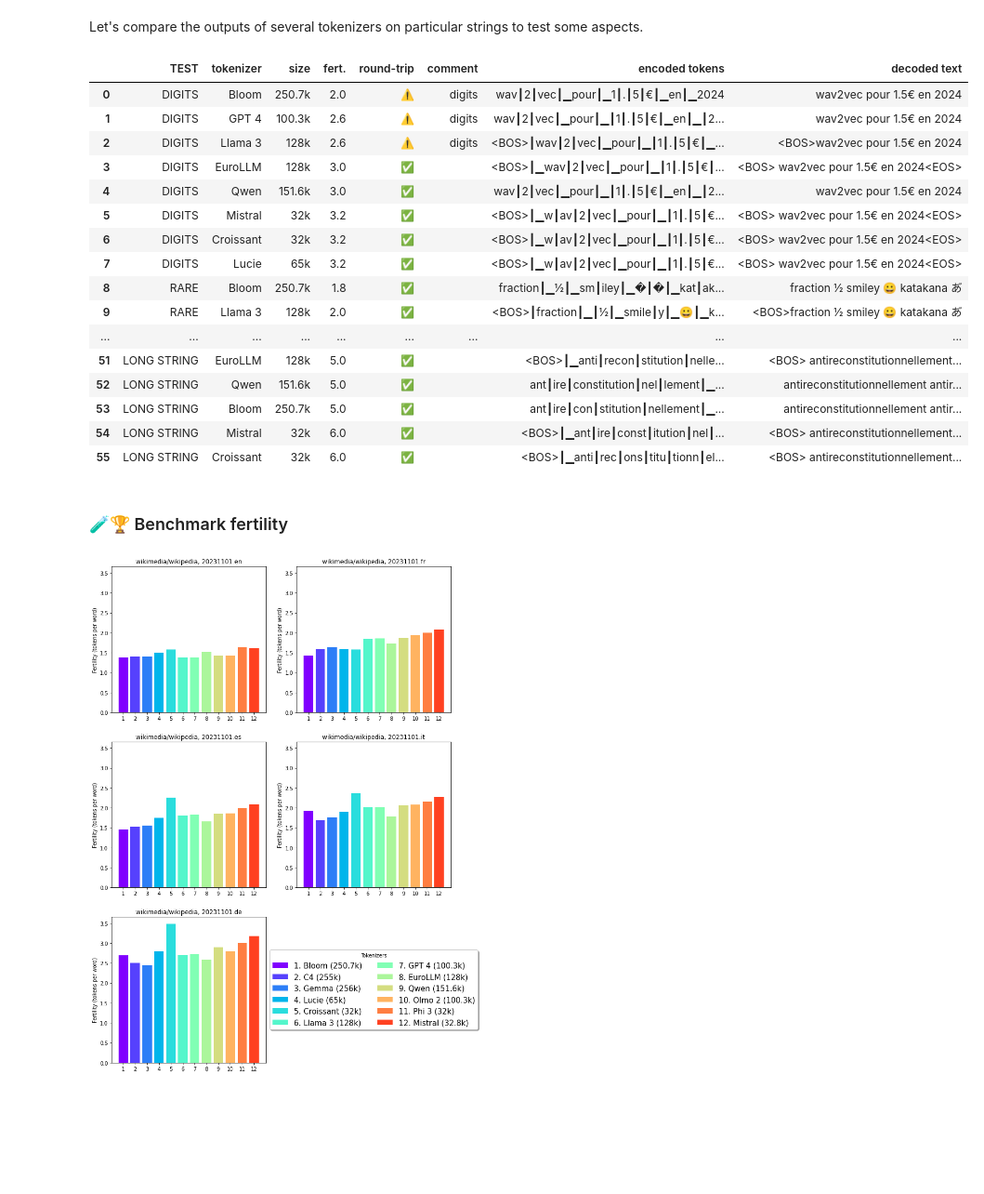
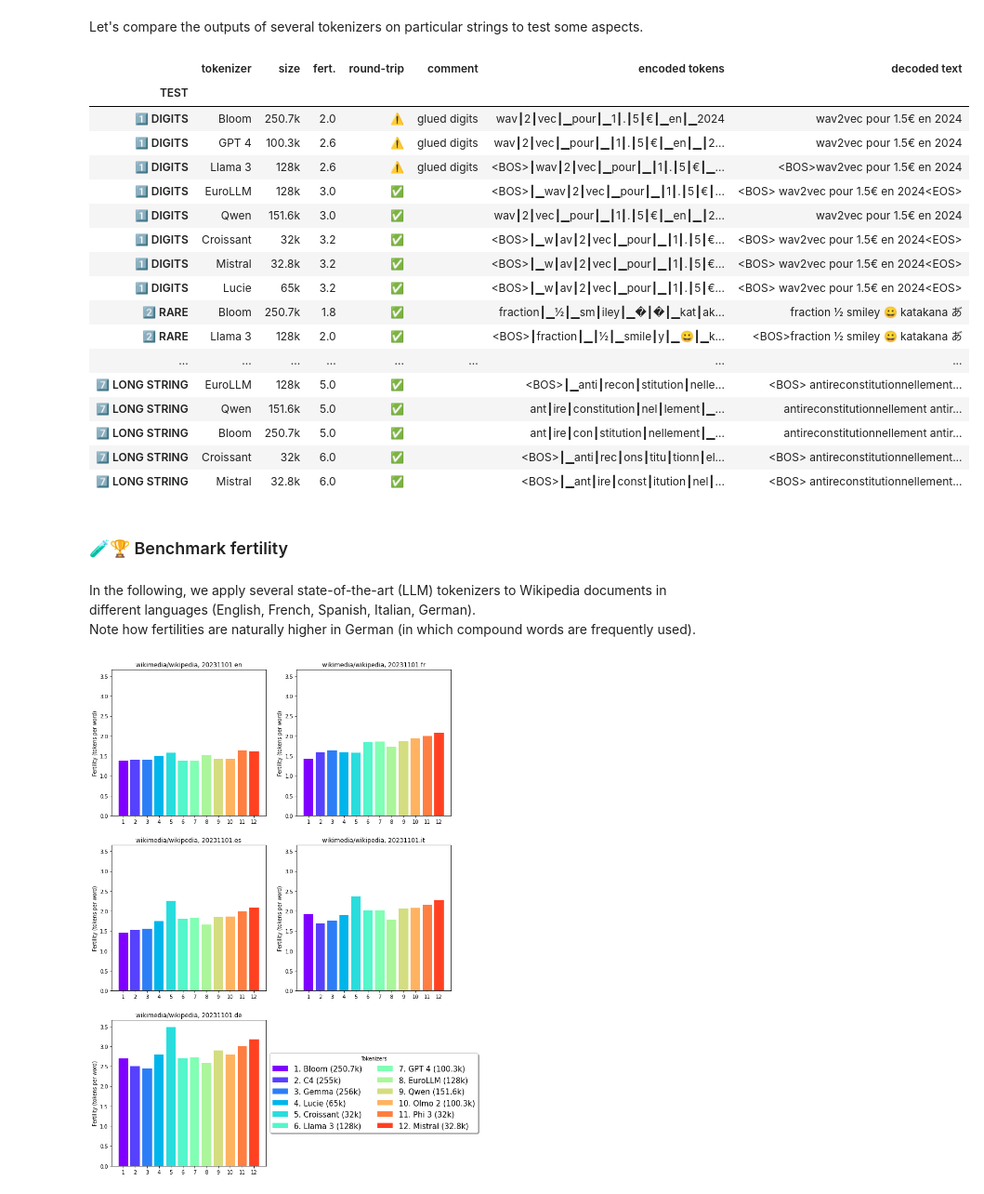
Before and after one commit to Jeronymous/deep_learning_notebooks, a Jupyter notebook: tokenizers.ipynb, the cells around one changed output. Shown at 93% size. Drawn from its saved outputs; the diff is of its cells as text; code cells hidden in the pictures; blank space fills up the shorter version.

```diff
--- a/tokenizers.ipynb
+++ b/tokenizers.ipynb
@@ -1274,43 +1307,47 @@ Let's compare the outputs of several tokenizers on particular strings to test so
 # %%
 test_tokenizers_batch(
     {
-        "DIGITS":
+        "1️⃣ DIGITS":
             "wav2vec pour 1.5€ en 2024",
-        "RARE":
+        "2️⃣ RARE":
             "fraction ½ smiley 😀 katakana あ゙",
-        "MATH":
+        "3️⃣ MATH":
             "a.(b+c)²÷e×f",
-        "SPACES":
+        "4️⃣ SPACES":
             "".join([f"{i}{' '*i}{i}{' '*i}" for i in range(1, 12)]),
-        "LINEBREAKS":
+        "5️⃣ LINEBREAKS":
             "".join([f"{i}" + ("\r\n"*i) for i in range(1, 12)]),
-        "TABS":
+        "6️⃣ TABS":
             "".join([f"{i}" + ("\t"*i) for i in range(1, 12)]),
-        "LONG STRING":
+        "7️⃣ LONG STRING":
             "antireconstitutionnellement " * 32000,
     },
     ["GPT 4", "Mistral", "Llama 3", "Qwen", "Bloom", "Croissant", "EuroLLM", "Lucie"]
 )
 # %% [output]
-|  | TEST | tokenizer | size | fert. | round-trip | comment | encoded tokens | decoded text |
-| 0 | DIGITS | Bloom | 250.7k | 2.0 | ⚠️ | digits | wav┃2┃vec┃▁pour┃▁1┃.┃5┃€┃▁en┃▁2024 | wav2vec pour 1.5€ en 2024 |
-| 1 | DIGITS | GPT 4 | 100.3k | 2.6 | ⚠️ | digits | wav┃2┃vec┃▁pour┃▁┃1┃.┃5┃€┃▁en┃▁┃2... | wav2vec pour 1.5€ en 2024 |
-| 2 | DIGITS | Llama 3 | 128k | 2.6 | ⚠️ | digits | <BOS>┃wav┃2┃vec┃▁pour┃▁┃1┃.┃5┃€┃▁... | <BOS>wav2vec pour 1.5€ en 2024 |
-| 3 | DIGITS | EuroLLM | 128k | 3.0 | ✅ |  | <BOS>┃▁wav┃2┃vec┃▁pour┃▁┃1┃.┃5┃€┃... | <BOS> wav2vec pour 1.5€ en 2024<EOS> |
-| 4 | DIGITS | Qwen | 151.6k | 3.0 | ✅ |  | wav┃2┃vec┃▁pour┃▁┃1┃.┃5┃€┃▁en┃▁┃2... | wav2vec pour 1.5€ en 2024 |
-| 5 | DIGITS | Mistral | 32k | 3.2 | ✅ |  | <BOS>┃▁w┃av┃2┃vec┃▁pour┃▁┃1┃.┃5┃€... | <BOS> wav2vec pour 1.5€ en 2024<EOS> |
-| 6 | DIGITS | Croissant | 32k | 3.2 | ✅ |  | <BOS>┃▁w┃av┃2┃vec┃▁pour┃▁┃1┃.┃5┃€... | <BOS> wav2vec pour 1.5€ en 2024<EOS> |
-| 7 | DIGITS | Lucie | 65k | 3.2 | ✅ |  | <BOS>┃▁w┃av┃2┃vec┃▁pour┃▁┃1┃.┃5┃€... | <BOS> wav2vec pour 1.5€ en 2024<EOS> |
-| 8 | RARE | Bloom | 250.7k | 1.8 | ✅ |  | fraction┃▁½┃▁sm┃iley┃▁�┃�┃▁kat┃ak... | fraction ½ smiley 😀 katakana あ゙ |
-| 9 | RARE | Llama 3 | 128k | 2.0 | ✅ |  | <BOS>┃fraction┃▁┃½┃▁smile┃y┃▁😀┃▁k... | <BOS>fraction ½ smiley 😀 katakana あ゙ |
-| ... | ... | ... | ... | ... | ... | ... | ... | ... |
-| 51 | LONG STRING | EuroLLM | 128k | 5.0 | ✅ |  | <BOS>┃▁anti┃recon┃stitution┃nelle... | <BOS> antireconstitutionnellement... |
-| 52 | LONG STRING | Qwen | 151.6k | 5.0 | ✅ |  | ant┃ire┃constitution┃nel┃lement┃▁... | antireconstitutionnellement antir... |
-| 53 | LONG STRING | Bloom | 250.7k | 5.0 | ✅ |  | ant┃ire┃con┃stitution┃nellement┃▁... | antireconstitutionnellement antir... |
-| 54 | LONG STRING | Mistral | 32k | 6.0 | ✅ |  | <BOS>┃▁ant┃ire┃const┃itution┃nel┃... | <BOS> antireconstitutionnellement... |
-| 55 | LONG STRING | Croissant | 32k | 6.0 | ✅ |  | <BOS>┃▁anti┃rec┃ons┃titu┃tionn┃el... | <BOS> antireconstitutionnellement... |
+|  | tokenizer | size | fert. | round-trip | comment | encoded tokens | decoded text |
+| TEST |  |  |  |  |  |  |  |
+| 1️⃣ DIGITS | Bloom | 250.7k | 2.0 | ⚠️ | glued digits | wav┃2┃vec┃▁pour┃▁1┃.┃5┃€┃▁en┃▁2024 | wav2vec pour 1.5€ en 2024 |
+| 1️⃣ DIGITS | GPT 4 | 100.3k | 2.6 | ⚠️ | glued digits | wav┃2┃vec┃▁pour┃▁┃1┃.┃5┃€┃▁en┃▁┃2... | wav2vec pour 1.5€ en 2024 |
+| 1️⃣ DIGITS | Llama 3 | 128k | 2.6 | ⚠️ | glued digits | <BOS>┃wav┃2┃vec┃▁pour┃▁┃1┃.┃5┃€┃▁... | <BOS>wav2vec pour 1.5€ en 2024 |
+| 1️⃣ DIGITS | EuroLLM | 128k | 3.0 | ✅ |  | <BOS>┃▁wav┃2┃vec┃▁pour┃▁┃1┃.┃5┃€┃... | <BOS> wav2vec pour 1.5€ en 2024<EOS> |
+| 1️⃣ DIGITS | Qwen | 151.6k | 3.0 | ✅ |  | wav┃2┃vec┃▁pour┃▁┃1┃.┃5┃€┃▁en┃▁┃2... | wav2vec pour 1.5€ en 2024 |
+| 1️⃣ DIGITS | Croissant | 32k | 3.2 | ✅ |  | <BOS>┃▁w┃av┃2┃vec┃▁pour┃▁┃1┃.┃5┃€... | <BOS> wav2vec pour 1.5€ en 2024<EOS> |
+| 1️⃣ DIGITS | Mistral | 32.8k | 3.2 | ✅ |  | <BOS>┃▁w┃av┃2┃vec┃▁pour┃▁┃1┃.┃5┃€... | <BOS> wav2vec pour 1.5€ en 2024<EOS> |
+| 1️⃣ DIGITS | Lucie | 65k | 3.2 | ✅ |  | <BOS>┃▁w┃av┃2┃vec┃▁pour┃▁┃1┃.┃5┃€... | <BOS> wav2vec pour 1.5€ en 2024<EOS> |
+| 2️⃣ RARE | Bloom | 250.7k | 1.8 | ✅ |  | fraction┃▁½┃▁sm┃iley┃▁�┃�┃▁kat┃ak... | fraction ½ smiley 😀 katakana あ゙ |
+| 2️⃣ RARE | Llama 3 | 128k | 2.0 | ✅ |  | <BOS>┃fraction┃▁┃½┃▁smile┃y┃▁😀┃▁k... | <BOS>fraction ½ smiley 😀 katakana あ゙ |
+| ... | ... | ... | ... | ... | ... | ... | ... |
+| 7️⃣ LONG STRING | EuroLLM | 128k | 5.0 | ✅ |  | <BOS>┃▁anti┃recon┃stitution┃nelle... | <BOS> antireconstitutionnellement... |
+| 7️⃣ LONG STRING | Qwen | 151.6k | 5.0 | ✅ |  | ant┃ire┃constitution┃nel┃lement┃▁... | antireconstitutionnellement antir... |
+| 7️⃣ LONG STRING | Bloom | 250.7k | 5.0 | ✅ |  | ant┃ire┃con┃stitution┃nellement┃▁... | antireconstitutionnellement antir... |
+| 7️⃣ LONG STRING | Croissant | 32k | 6.0 | ✅ |  | <BOS>┃▁anti┃rec┃ons┃titu┃tionn┃el... | <BOS> antireconstitutionnellement... |
+| 7️⃣ LONG STRING | Mistral | 32.8k | 6.0 | ✅ |  | <BOS>┃▁ant┃ire┃const┃itution┃nel┃... | <BOS> antireconstitutionnellement... |
 # %% [markdown]
 <h3 id="benchmark">🧪🏆 Benchmark fertility</h3>
+# %% [markdown]
+In the following, we apply several state-of-the-art (LLM) tokenizers to Wikipedia documents in different languages (English, French, Spanish, Italian, German).
+<br>Note how fertilities are naturally higher in German (in which compound words are frequently used).
 # %%
 # clear_cache()
 
```
Also changed, not shown: parts of 15 cells of this notebook.
